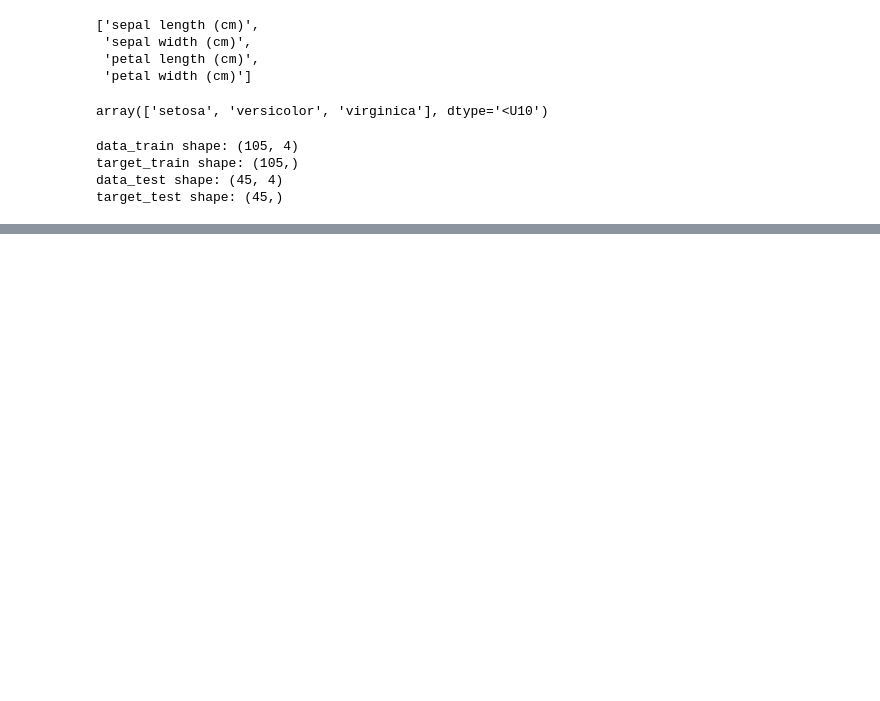
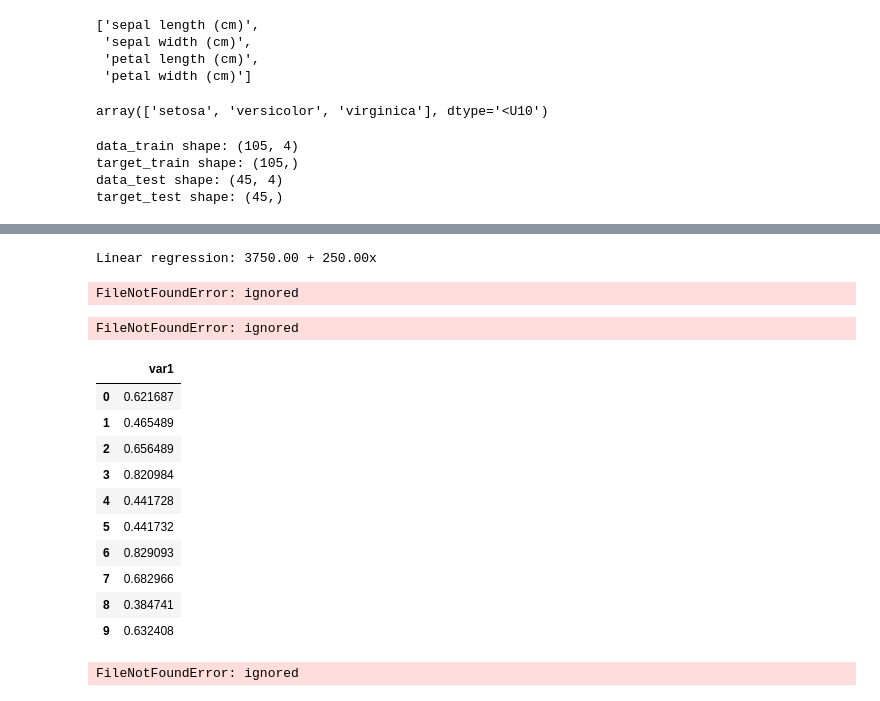
Before and after one commit to pawel0508/MachineLearning_UcznieNienadzorowane, a Jupyter notebook: ĆwiczeniaMachineLearning.ipynb, the cells around one changed output, grey strips where cells are left out. Cells and saved outputs as stored; diff of their text form; code cells hidden in the pictures; blank space fills up the shorter version.

```diff
--- a/ĆwiczeniaMachineLearning.ipynb
+++ b/ĆwiczeniaMachineLearning.ipynb
@@ -183,0 +555,4 @@ target_test shape: (45,)
+# %%
+print(f'Linear regression: {lin.intercept_[0]:.2f} + {lin.coef_[0][0]:.2f}x')
+# %% [output]
+Linear regression: 3750.00 + 250.00x
@@ -183,0 +568,13 @@ target_test shape: (45,)
+# %%
+import numpy as np
+import pandas as pd
+from sklearn.preprocessing import PolynomialFeatures
+
+
+np.set_printoptions(suppress=True, precision=3, linewidth=150)
+df = pd.read_csv('data.csv')
+poly = PolynomialFeatures(degree = 3)
+df_poly = poly.fit_transform(df)
+print(df_poly)
+# %% [output]
+FileNotFoundError: ignored
@@ -183,0 +595,53 @@ target_test shape: (45,)
+# %%
+import numpy as np
+import pandas as pd
+
+predictions = pd.read_csv('predictions.csv')
+
+def mean_squared_error(predictions):
+    return (1/len(predictions)) * ((predictions['y_true'] - predictions['y_pred'])**2).sum()
+
+
+print(f'MSE = {mean_squared_error(predictions):.4f}')
+# %% [output]
+FileNotFoundError: ignored
+# %%
+import numpy as np
+import pandas as pd
+
+
+np.random.seed(42)
+df = pd.DataFrame(data=np.random.randn(10), columns=['var1'])
+
+def sigmoid(x):
+    return 1/(1 + np.exp(-x))
+
+sigmoid(df)
+# %% [output]
+|  | var1 |
+| 0 | 0.621687 |
+| 1 | 0.465489 |
+| 2 | 0.656489 |
+| 3 | 0.820984 |
+| 4 | 0.441728 |
+| 5 | 0.441732 |
+| 6 | 0.829093 |
+| 7 | 0.682966 |
+| 8 | 0.384741 |
+| 9 | 0.632408 |
+# %%
+import numpy as np
+import pandas as pd
+from sklearn.preprocessing import StandardScaler
+
+
+np.set_printoptions(precision=4, suppress=True)
+
+df = pd.read_csv('data.csv')
+
+from sklearn.preprocessing import StandardScaler
+
+scaler = StandardScaler()
+print(scaler.fit_transform(df))
+# %% [output]
+FileNotFoundError: ignored
```
Also changed, not shown: parts of 53 cells of this notebook.
